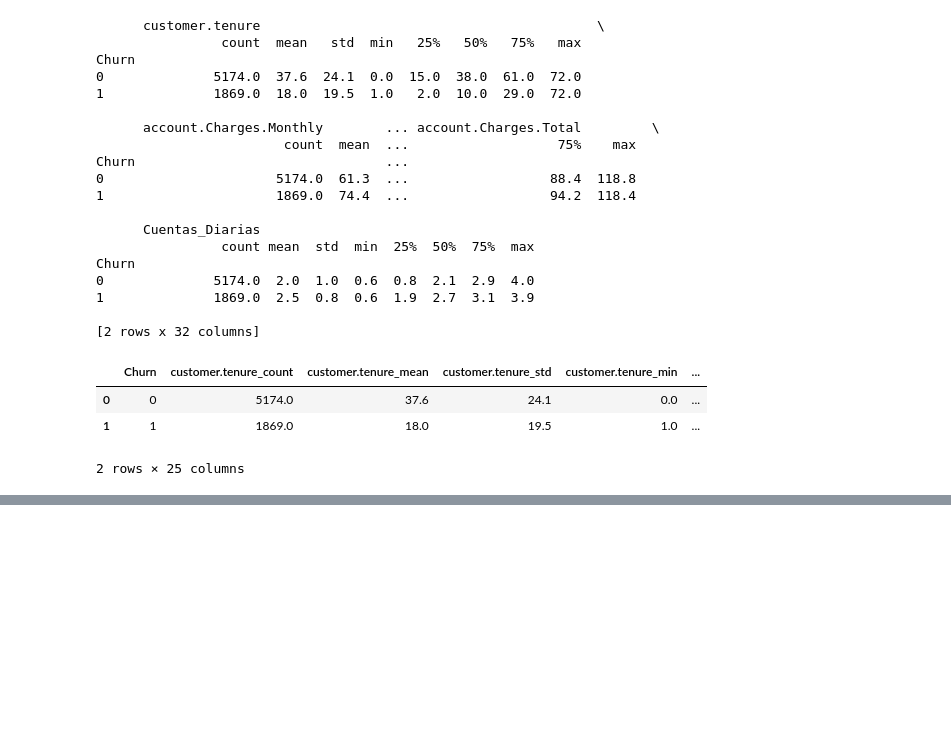
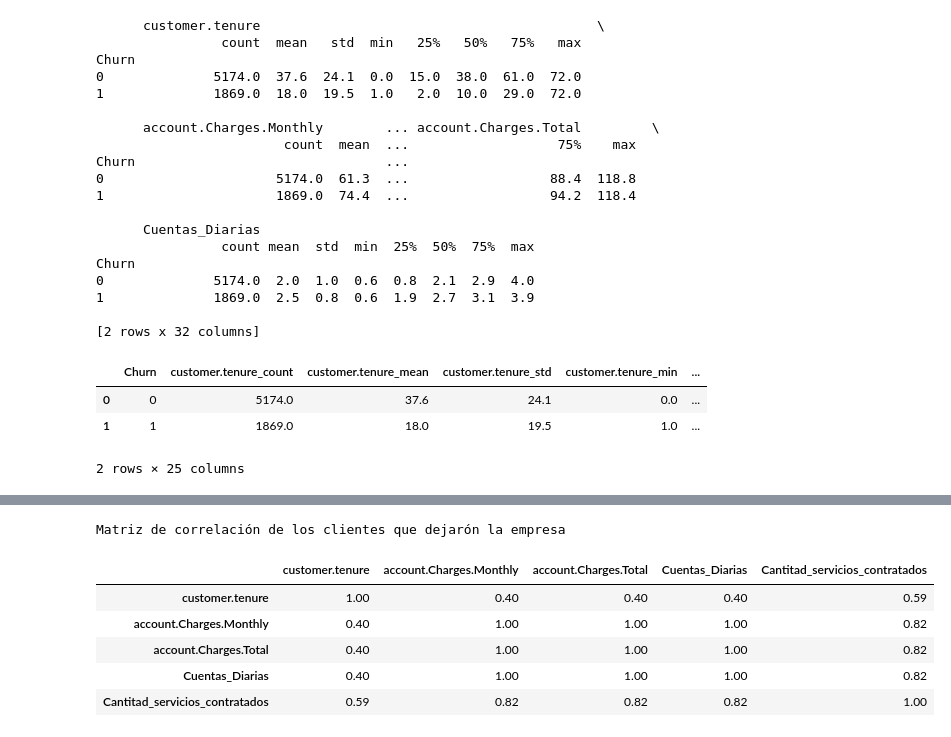
Before and after one commit to Nicolasmorahernandez/Challenger_TelecomX, a Jupyter notebook: Challenger_TelecomX.ipynb, the cells around one changed output, grey strips where cells are left out. Cells and saved outputs as stored; diff of their text form; code cells hidden in the pictures; blank space fills up the shorter version.

```diff
--- a/Challenger_TelecomX.ipynb
+++ b/Challenger_TelecomX.ipynb
@@ -770,0 +877,19 @@ plt.show()
+# %%
+df_churn11 = df_limpio1[df_estandarizado['Churn'] == 1]
+df_churn00 = df_limpio1[df_estandarizado['Churn'] == 0]
+# %%
+corr = df_churn11[cols_corr].corr().round(2)
+
+# Usa Styler para darle color de fondo según intensidad
+corr.style \
+    .background_gradient(cmap='YlGn', axis=None) \
+    .format('{:.2f}') \
+    .set_caption('Matriz de correlación de los clientes que dejarón la empresa')
+# %% [output]
+Matriz de correlación de los clientes que dejarón la empresa
+|  | customer.tenure | account.Charges.Monthly | account.Charges.Total | Cuentas_Diarias | Cantitad_servicios_contratados |
+| customer.tenure | 1.00 | 0.40 | 0.40 | 0.40 | 0.59 |
+| account.Charges.Monthly | 0.40 | 1.00 | 1.00 | 1.00 | 0.82 |
+| account.Charges.Total | 0.40 | 1.00 | 1.00 | 1.00 | 0.82 |
+| Cuentas_Diarias | 0.40 | 1.00 | 1.00 | 1.00 | 0.82 |
+| Cantitad_servicios_contratados | 0.59 | 0.82 | 0.82 | 0.82 | 1.00 |
```
Also changed, not shown: parts of 11 cells of this notebook.
